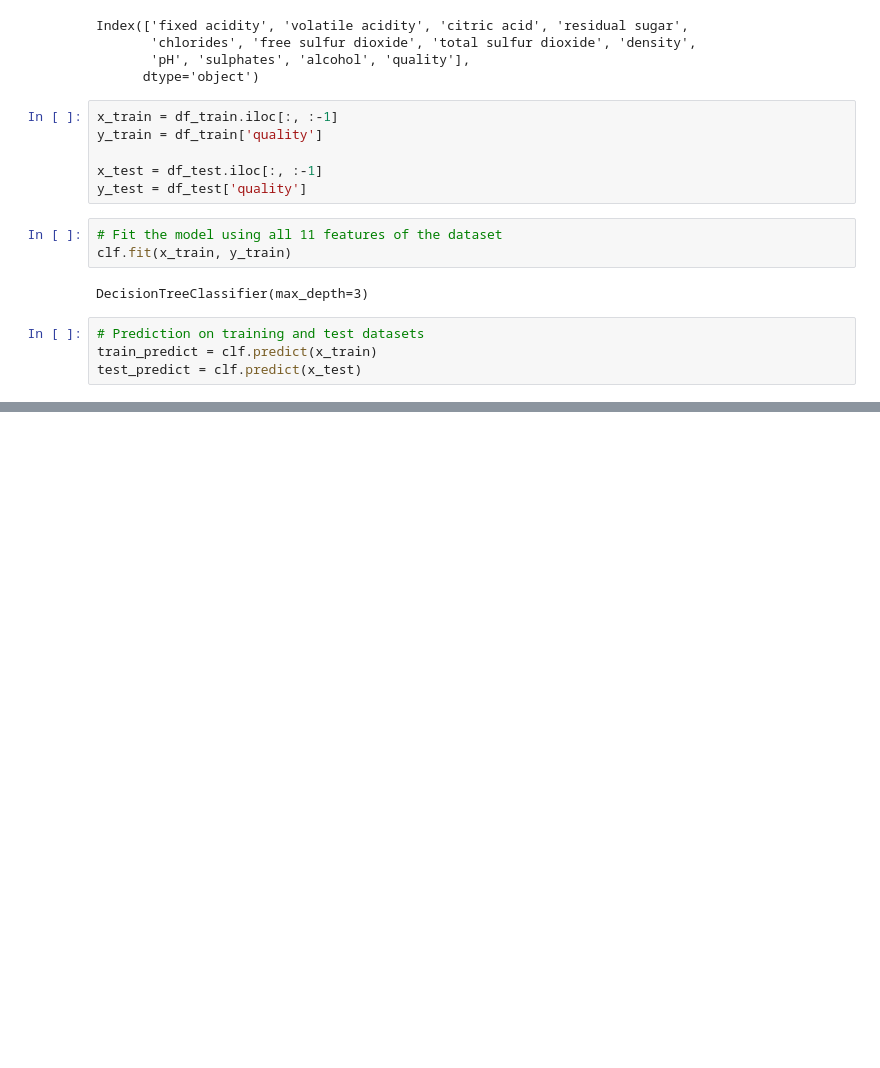
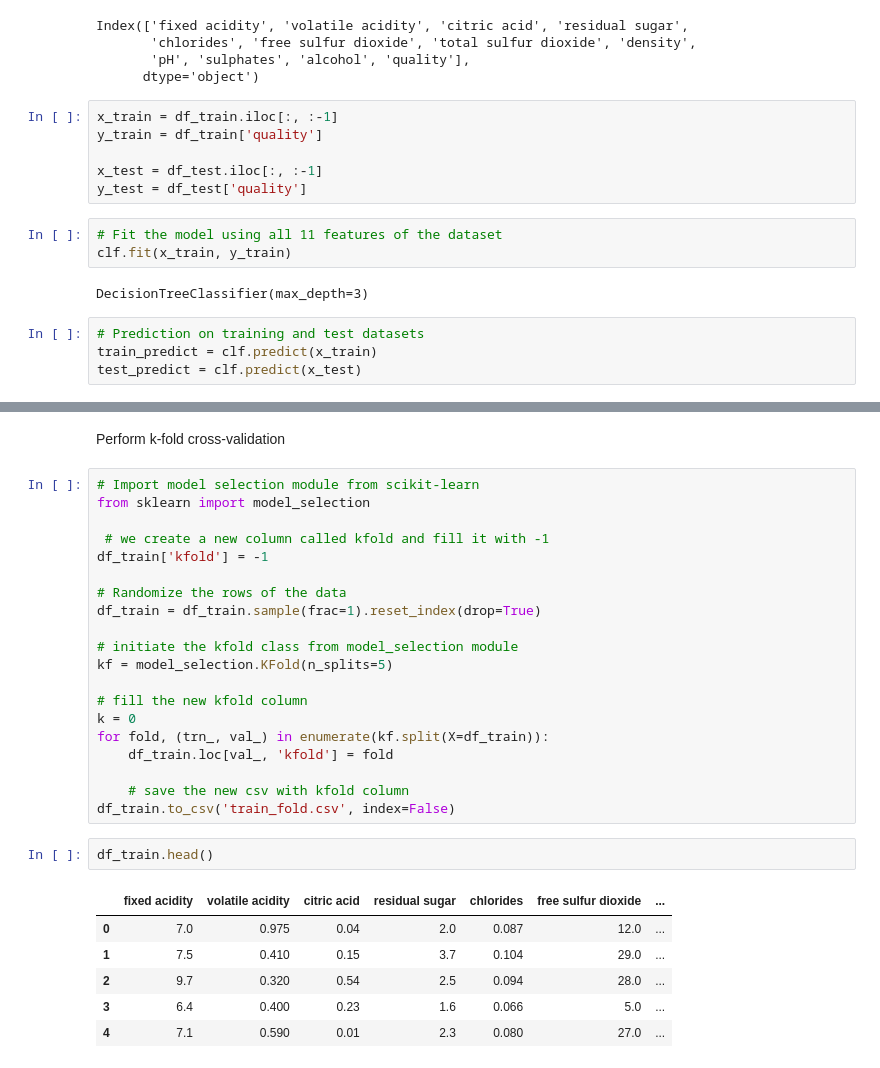
Before and after one commit to Rtavakol/Book-Approaching-any-Machine-Learning-Problem, a Jupyter notebook: Examples/cross-validation_Red_Wine_Dataset.ipynb, the cells around one changed output, grey strips where cells are left out. Cells and saved outputs as stored; diff of their text form; blank space fills up the shorter version.

```diff
--- a/Examples/cross-validation_Red_Wine_Dataset.ipynb
+++ b/Examples/cross-validation_Red_Wine_Dataset.ipynb
@@ -192,0 +200,31 @@ plt.savefig('Red_Wine_Accuracy_vs_Max_depth_Decision_Tree.png', dpi = 300)
+# %% [markdown]
+Perform k-fold cross-validation
+# %%
+# Import model selection module from scikit-learn
+from sklearn import model_selection
+
+ # we create a new column called kfold and fill it with -1
+df_train['kfold'] = -1
+
+# Randomize the rows of the data
+df_train = df_train.sample(frac=1).reset_index(drop=True)
+
+# initiate the kfold class from model_selection module
+kf = model_selection.KFold(n_splits=5)
+
+# fill the new kfold column
+k = 0
+for fold, (trn_, val_) in enumerate(kf.split(X=df_train)):
+    df_train.loc[val_, 'kfold'] = fold
+
+    # save the new csv with kfold column
+df_train.to_csv('train_fold.csv', index=False)
+# %%
+df_train.head()
+# %% [output]
+|  | fixed acidity | volatile acidity | citric acid | residual sugar | chlorides | free sulfur dioxide | ... |
+| 0 | 7.0 | 0.975 | 0.04 | 2.0 | 0.087 | 12.0 | ... |
+| 1 | 7.5 | 0.410 | 0.15 | 3.7 | 0.104 | 29.0 | ... |
+| 2 | 9.7 | 0.320 | 0.54 | 2.5 | 0.094 | 28.0 | ... |
+| 3 | 6.4 | 0.400 | 0.23 | 1.6 | 0.066 | 5.0 | ... |
+| 4 | 7.1 | 0.590 | 0.01 | 2.3 | 0.080 | 27.0 | ... |
```
Also changed, not shown: parts of 16 cells of this notebook, 3 other files.
